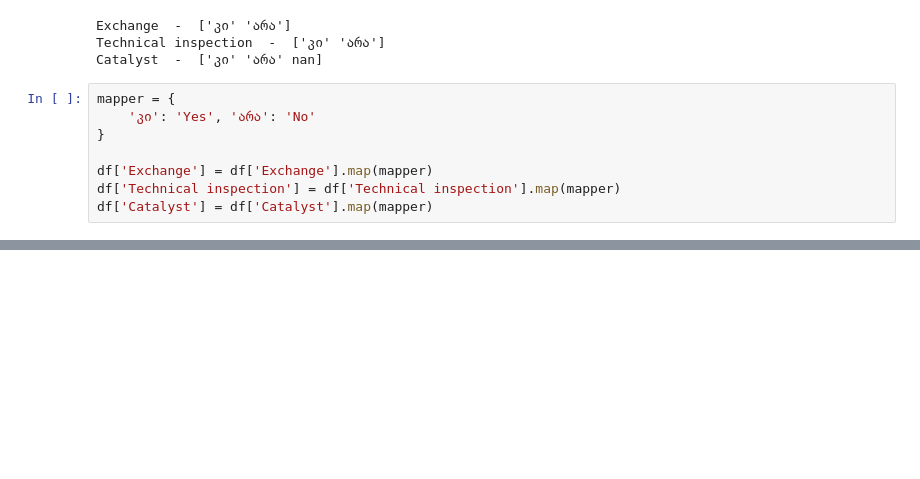
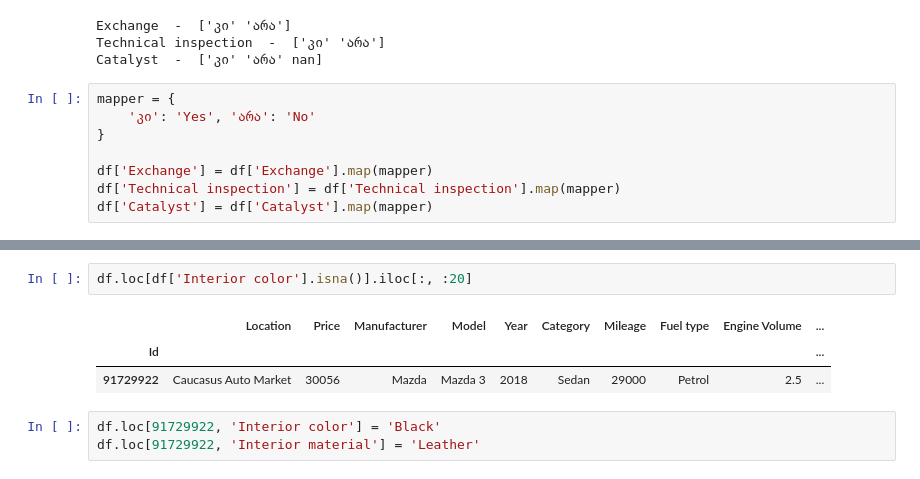
Before and after one commit to GiorgiChkhitunidze/Car-Prices-in-Georgia, a Jupyter notebook: Cleaning.ipynb, the cells around one changed output, grey strips where cells are left out. Saved outputs shown, nothing was run; the diff lists cells and outputs as text; blank space fills up the shorter version.

```diff
--- a/Cleaning.ipynb
+++ b/Cleaning.ipynb
@@ -1337,0 +1412,9 @@ df.to_csv('cars-eng.csv')
+# %%
+df.loc[df['Interior color'].isna()].iloc[:, :20]
+# %% [output]
+|  | Location | Price | Manufacturer | Model | Year | Category | Mileage | Fuel type | Engine Volume | ... |
+| Id |  |  |  |  |  |  |  |  |  | ... |
+| 91729922 | Caucasus Auto Market | 30056 | Mazda | Mazda 3 | 2018 | Sedan | 29000 | Petrol | 2.5 | ... |
+# %%
+df.loc[91729922, 'Interior color'] = 'Black'
+df.loc[91729922, 'Interior material'] = 'Leather'
```
Also changed, not shown: parts of 87 cells of this notebook.
